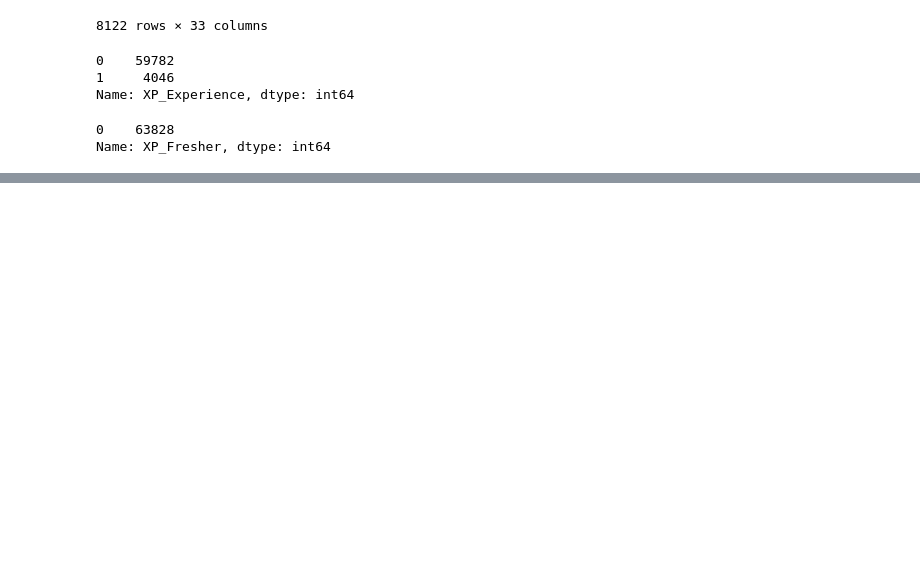
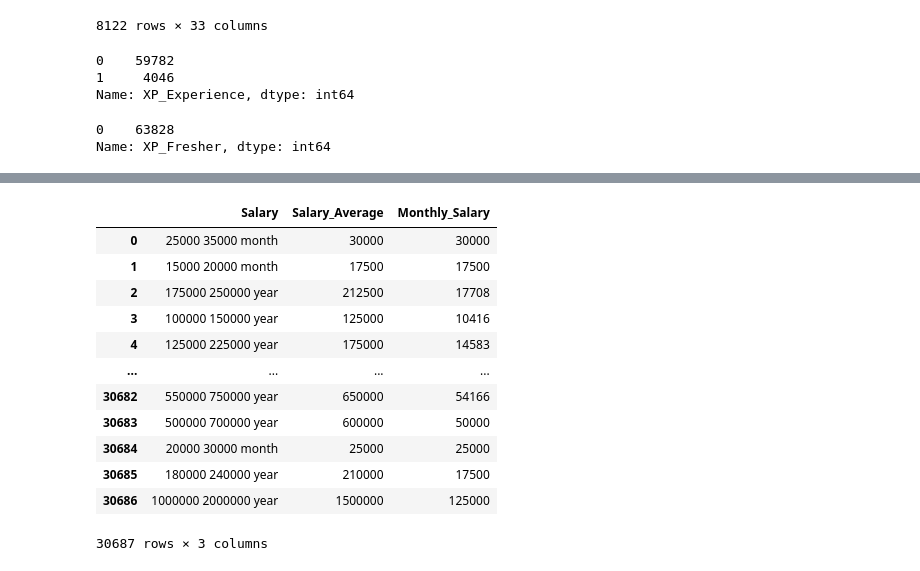
Before and after one commit to alvynabranches/Machine_Learning_With_Job_Data, a Jupyter notebook: preprocessing.ipynb, the cells around one changed output, grey strips where cells are left out. Cells and saved outputs as stored; diff of their text form; code cells hidden in the pictures; blank space fills up the shorter version.

```diff
--- a/preprocessing.ipynb
+++ b/preprocessing.ipynb
@@ -79,0 +125,16 @@ Name: XP_Fresher, dtype: int64
+# %%
+df[df['Salary'].notnull() & df['Salary_Average'] == 0][['Salary', 'Salary_Average', 'Monthly_Salary']].dropna().reset_index().drop(['index'], axis=1)
+# %% [output]
+|  | Salary | Salary_Average | Monthly_Salary |
+| 0 | 25000 35000 month | 30000 | 30000 |
+| 1 | 15000 20000 month | 17500 | 17500 |
+| 2 | 175000 250000 year | 212500 | 17708 |
+| 3 | 100000 150000 year | 125000 | 10416 |
+| 4 | 125000 225000 year | 175000 | 14583 |
+| ... | ... | ... | ... |
+| 30682 | 550000 750000 year | 650000 | 54166 |
+| 30683 | 500000 700000 year | 600000 | 50000 |
+| 30684 | 20000 30000 month | 25000 | 25000 |
+| 30685 | 180000 240000 year | 210000 | 17500 |
+| 30686 | 1000000 2000000 year | 1500000 | 125000 |
+30687 rows × 3 columns
```
Also changed, not shown: parts of 5 cells of this notebook, 9 other files.
